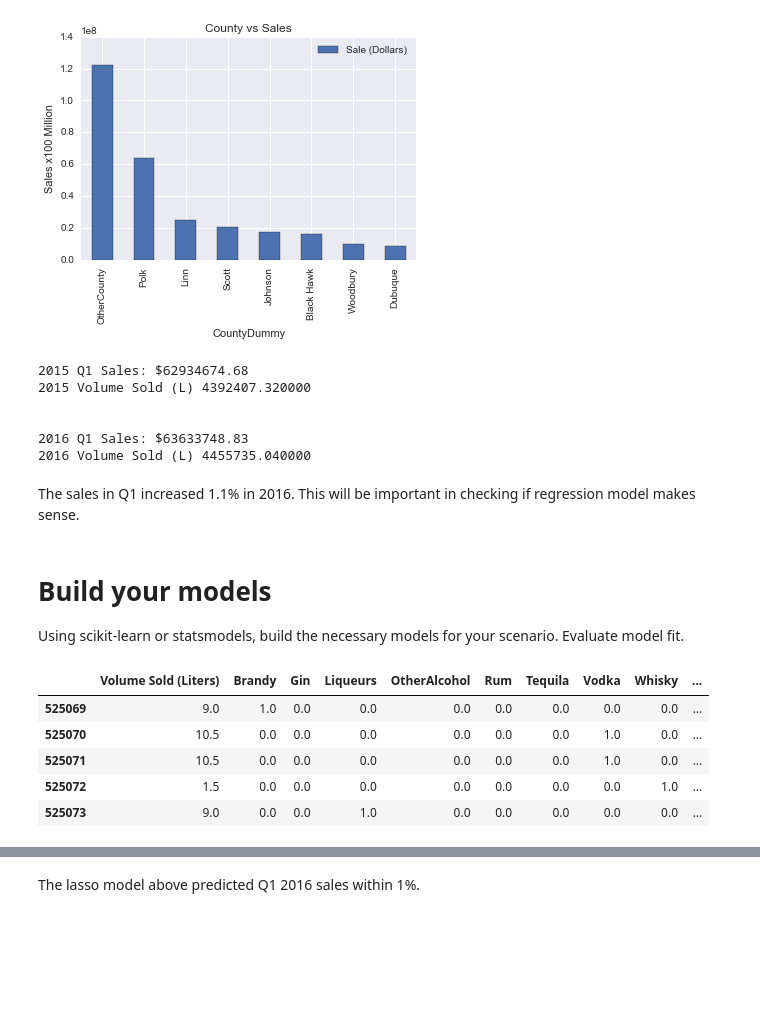
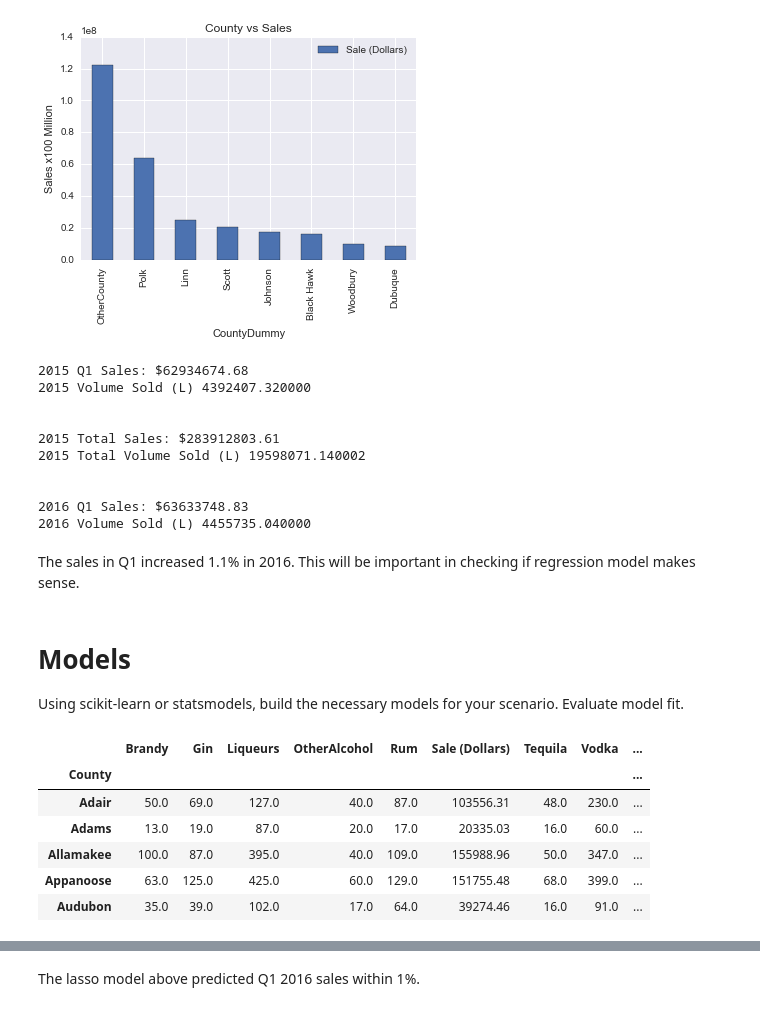
Before and after one commit to tptirrell/DSI-Projects, a Jupyter notebook: Project 3'.ipynb, the cells around one changed output, grey strips where cells are left out. Cells and saved outputs as stored; diff of their text form; code cells hidden in the pictures; blank space fills up the shorter version.

```diff
--- a/Project 3'.ipynb
+++ b/Project 3'.ipynb
@@ -252,11 +245,16 @@ sales2015Q1 = df2015q1['Sale (Dollars)'].sum()
 sales2016Q1 = df2016q1['Sale (Dollars)'].sum()
 volume2105Q1 = df2015q1['Volume Sold (Liters)'].sum()
 volume2106Q1 = df2016q1['Volume Sold (Liters)'].sum()
+sales2015 = df2015['Sale (Dollars)'].sum()
+volume2105 = df2015['Volume Sold (Liters)'].sum()
 
 
 print "2015 Q1 Sales: $%.2f" %sales2015Q1
 print "2015 Volume Sold (L) %f" %volume2105Q1
 print "\n"
+print "2015 Total Sales: $%.2f" %sales2015
+print "2015 Total Volume Sold (L) %f" %volume2105
+print "\n"
 print "2016 Q1 Sales: $%.2f" %sales2016Q1
 print "2016 Volume Sold (L) %f" %volume2106Q1
 # %% [output]
@@ -264,11 +262,15 @@ print "2016 Volume Sold (L) %f" %volume2106Q1
 2015 Volume Sold (L) 4392407.320000
 
 
+2015 Total Sales: $283912803.61
+2015 Total Volume Sold (L) 19598071.140002
+
+
 2016 Q1 Sales: $63633748.83
 2016 Volume Sold (L) 4455735.040000
 # %% [markdown]
 The sales in Q1 increased 1.1% in 2016. This will be important in checking if regression model makes sense.
 # %% [markdown]
-# Build your models
+# Models
 
 Using scikit-learn or statsmodels, build the necessary models for your scenario. Evaluate model fit.
@@ -306,9 +277,11 @@ Y2 = df2016q1['Sale (Dollars)'].to_frame()
-# %%
-regressiondf2015.head()
-# %% [output]
-|  | Volume Sold (Liters) | Brandy | Gin | Liqueurs | OtherAlcohol | Rum | Tequila | Vodka | Whisky | ... |
-| 525069 | 9.0 | 1.0 | 0.0 | 0.0 | 0.0 | 0.0 | 0.0 | 0.0 | 0.0 | ... |
-| 525070 | 10.5 | 0.0 | 0.0 | 0.0 | 0.0 | 0.0 | 0.0 | 1.0 | 0.0 | ... |
-| 525071 | 10.5 | 0.0 | 0.0 | 0.0 | 0.0 | 0.0 | 0.0 | 1.0 | 0.0 | ... |
-| 525072 | 1.5 | 0.0 | 0.0 | 0.0 | 0.0 | 0.0 | 0.0 | 0.0 | 1.0 | ... |
-| 525073 | 9.0 | 0.0 | 0.0 | 1.0 | 0.0 | 0.0 | 0.0 | 0.0 | 0.0 | ... |
+# %%
+countysalesmodelq12015 = pd.pivot_table(df2015q1, index = ['County'], values=['Sale (Dollars)','Volume Sold (Liters)','Brandy','Gin','Liqueurs','OtherAlcohol','Rum','Tequila','Vodka','Whisky'],aggfunc=np.sum)
+countysalesmodelq12015.head()
+# %% [output]
+|  | Brandy | Gin | Liqueurs | OtherAlcohol | Rum | Sale (Dollars) | Tequila | Vodka | ... |
+| County |  |  |  |  |  |  |  |  | ... |
+| Adair | 50.0 | 69.0 | 127.0 | 40.0 | 87.0 | 103556.31 | 48.0 | 230.0 | ... |
+| Adams | 13.0 | 19.0 | 87.0 | 20.0 | 17.0 | 20335.03 | 16.0 | 60.0 | ... |
+| Allamakee | 100.0 | 87.0 | 395.0 | 40.0 | 109.0 | 155988.96 | 50.0 | 347.0 | ... |
+| Appanoose | 63.0 | 125.0 | 425.0 | 60.0 | 129.0 | 151755.48 | 68.0 | 399.0 | ... |
+| Audubon | 35.0 | 39.0 | 102.0 | 17.0 | 64.0 | 39274.46 | 16.0 | 91.0 | ... |
```
Also changed, not shown: parts of 27 cells of this notebook.
